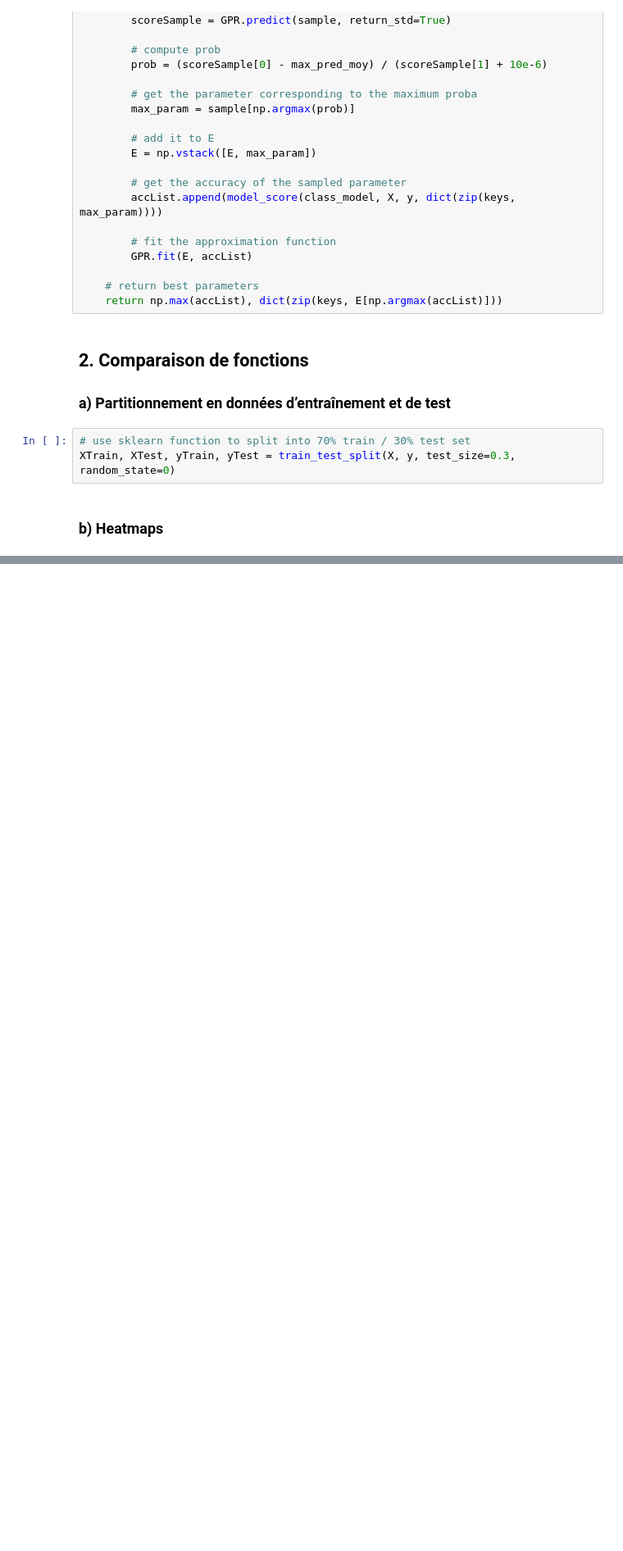
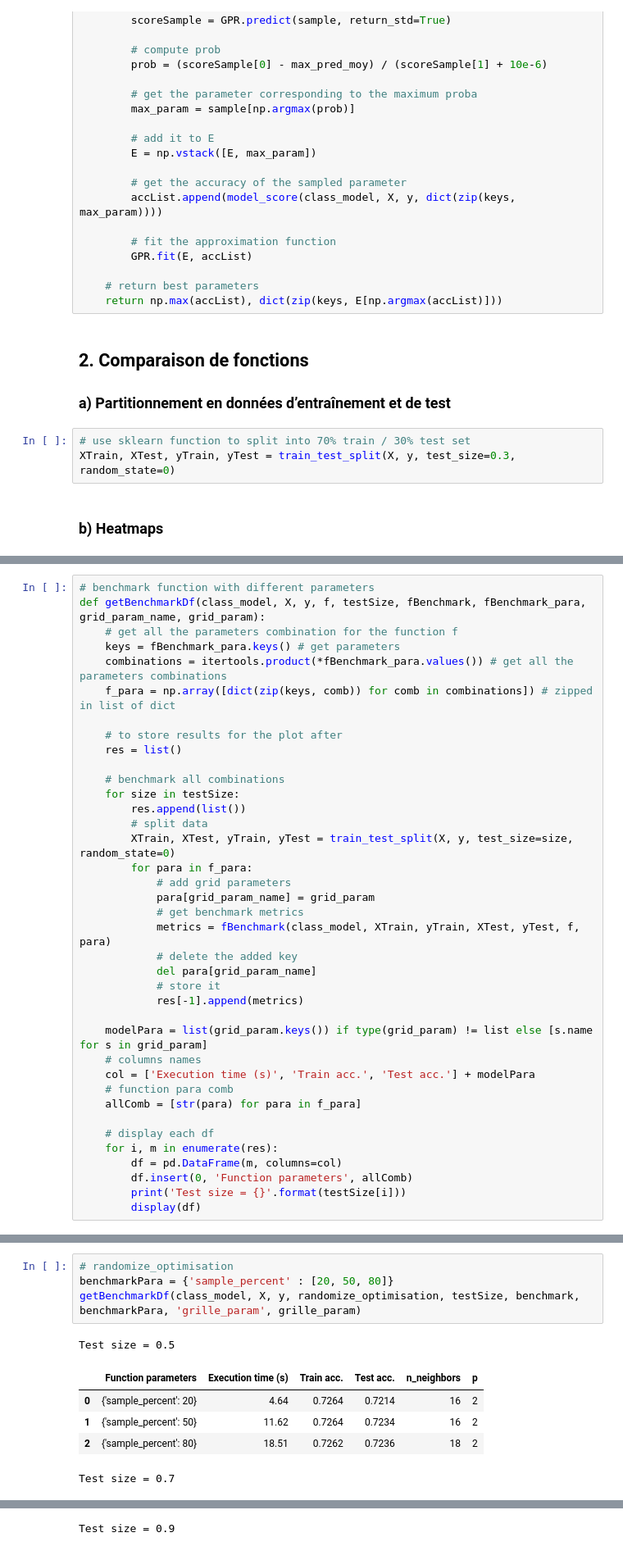
Before and after one commit to T-amairi/IFT870, a Jupyter notebook: TP3/tp3.ipynb, the cells around one changed output, grey strips where cells are left out. Shown at 82% size. Drawn from its saved outputs; the diff is of its cells as text; blank space fills up the shorter version.

```diff
--- a/TP3/tp3.ipynb
+++ b/TP3/tp3.ipynb
@@ -390,0 +445,38 @@ dfPerf
+# %%
+# benchmark function with different parameters
+def getBenchmarkDf(class_model, X, y, f, testSize, fBenchmark, fBenchmark_para, grid_param_name, grid_param):
+    # get all the parameters combination for the function f
+    keys = fBenchmark_para.keys() # get parameters
+    combinations = itertools.product(*fBenchmark_para.values()) # get all the parameters combinations
+    f_para = np.array([dict(zip(keys, comb)) for comb in combinations]) # zipped in list of dict
+
+    # to store results for the plot after
+    res = list()
+
+    # benchmark all combinations
+    for size in testSize:
+        res.append(list())
+        # split data
+        XTrain, XTest, yTrain, yTest = train_test_split(X, y, test_size=size, random_state=0)
+        for para in f_para:
+            # add grid parameters
+            para[grid_param_name] = grid_param
+            # get benchmark metrics
+            metrics = fBenchmark(class_model, XTrain, yTrain, XTest, yTest, f, para)
+            # delete the added key
+            del para[grid_param_name]
+            # store it
+            res[-1].append(metrics)
+
+    modelPara = list(grid_param.keys()) if type(grid_param) != list else [s.name for s in grid_param]
+    # columns names
+    col = ['Execution time (s)', 'Train acc.', 'Test acc.'] + modelPara
+    # function para comb
+    allComb = [str(para) for para in f_para]
+
+    # display each df
+    for i, m in enumerate(res):
+        df = pd.DataFrame(m, columns=col)
+        df.insert(0, 'Function parameters', allComb)
+        print('Test size = {}'.format(testSize[i]))
+        display(df)
@@ -450,0 +501,11 @@ def getBenchmarkPlot(class_model, X, y, f, testSize, fBenchmark, fBenchmark_para
+# %%
+# randomize_optimisation
+benchmarkPara = {'sample_percent' : [20, 50, 80]}
+getBenchmarkDf(class_model, X, y, randomize_optimisation, testSize, benchmark, benchmarkPara, 'grille_param', grille_param)
+# %% [output]
+Test size = 0.5
+|  | Function parameters | Execution time (s) | Train acc. | Test acc. | n_neighbors | p |
+| 0 | {'sample_percent': 20} | 4.64 | 0.7264 | 0.7214 | 16 | 2 |
+| 1 | {'sample_percent': 50} | 11.62 | 0.7264 | 0.7234 | 16 | 2 |
+| 2 | {'sample_percent': 80} | 18.51 | 0.7262 | 0.7236 | 18 | 2 |
+Test size = 0.7
@@ -450,0 +516 @@ def getBenchmarkPlot(class_model, X, y, f, testSize, fBenchmark, fBenchmark_para
+Test size = 0.9
```
Also changed, not shown: parts of 28 cells of this notebook.
